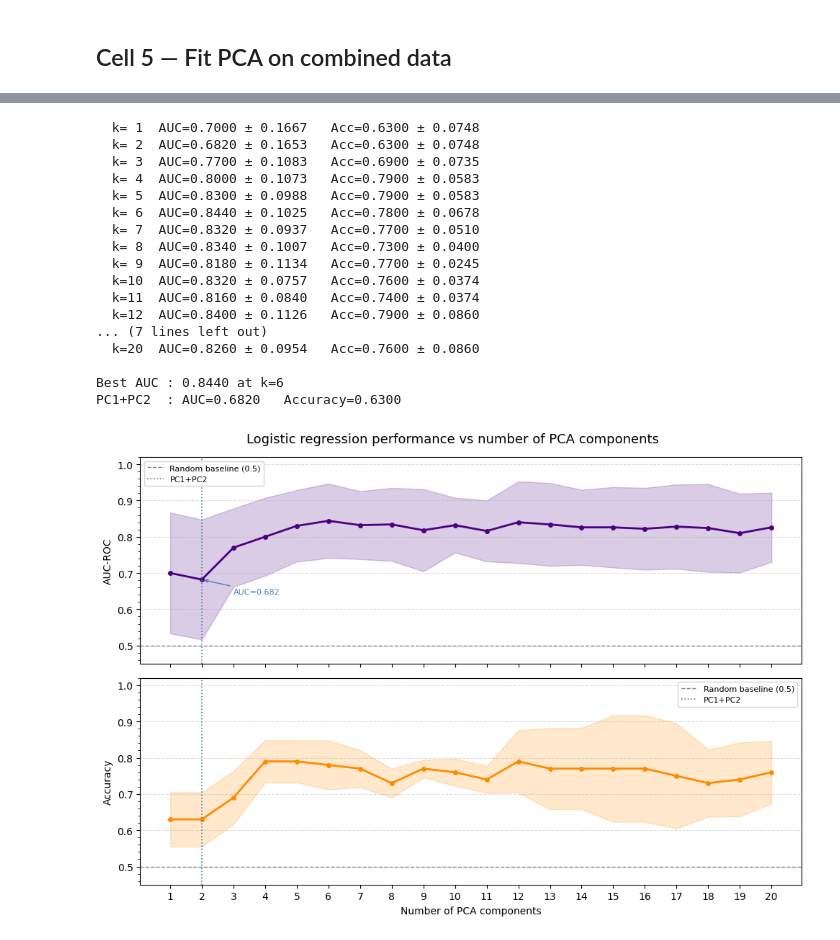
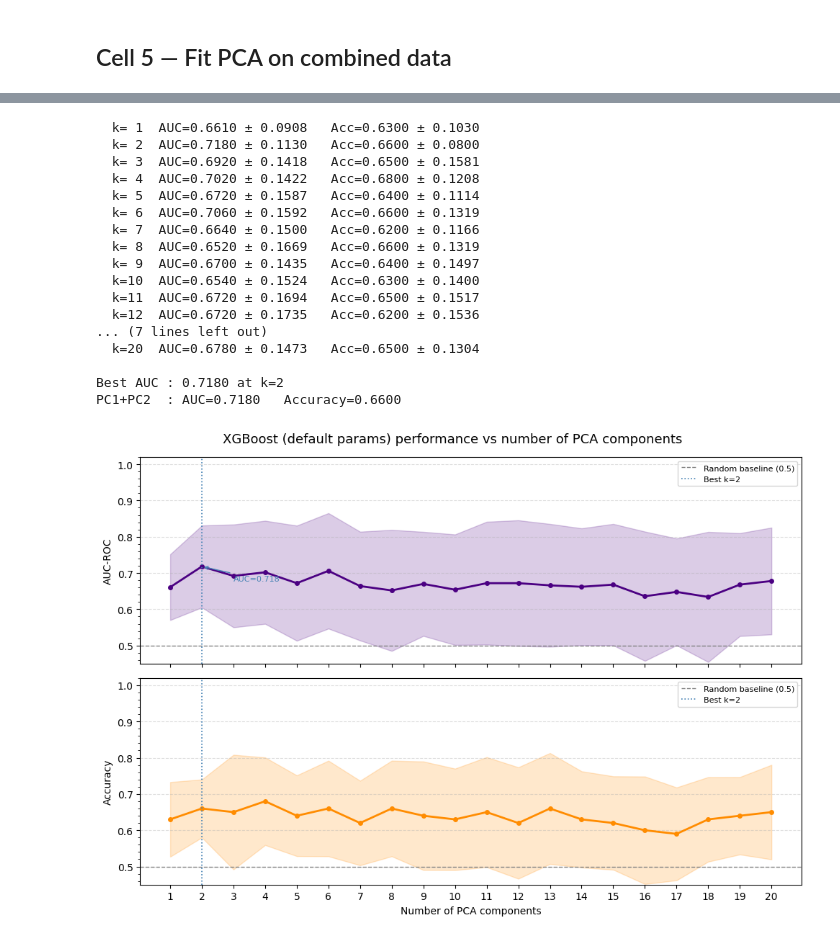
Before and after one commit to amperie/neuralsignal, a Jupyter notebook: notebooks/pca_dimensions_classifier.ipynb, the cells around one changed output, grey strips where cells are left out. Drawn from its saved outputs; the diff is of its cells as text; code cells hidden in the pictures.

```diff
--- a/notebooks/pca_dimensions_classifier.ipynb
+++ b/notebooks/pca_dimensions_classifier.ipynb
@@ -43,22 +44,18 @@ APPLICATION_NAME     = "redis"
 SUB_APPLICATION_NAME = "quora_duplicates_t5_large"
 
 GROUP_SIZE   = 50
+HALF         = GROUP_SIZE // 2   # loaded equally from ground_truth=0 and ground_truth=1
 LAYER_INDEX  = -2    # penultimate SelfAttention.o layer
 N_COMPONENTS = 20    # fit up to 20 PCA components
 CV_FOLDS     = 5     # stratified k-fold cross-validation
 RANDOM_STATE = 42
 
-# Correct prediction: model output agrees with ground truth
-# Hallucinated:       model output disagrees with ground truth
-# Both ground_truth values (0 and 1) are included in each group.
-FILTER_CORRECT = {"$or": [
-    {"ground_truth": "0", "decoded_output": {"$regex": "^Fal"}},
-    {"ground_truth": "1", "decoded_output": {"$regex": "^True"}},
-]}
-FILTER_HALLUCINATED = {"$or": [
-    {"ground_truth": "0", "decoded_output": {"$regex": "^True"}},
-    {"ground_truth": "1", "decoded_output": {"$regex": "^Fal"}},
-]}
+# Each class is loaded from two sub-filters (gt=0 and gt=1) in equal halves,
+# so the classifier cannot exploit ground_truth value as a spurious feature.
+FILTER_CORRECT_GT0      = {"ground_truth": "0", "decoded_output": {"$regex": "^Fal"}}
+FILTER_CORRECT_GT1      = {"ground_truth": "1", "decoded_output": {"$regex": "^True"}}
+FILTER_HALLUCINATED_GT0 = {"ground_truth": "0", "decoded_output": {"$regex": "^True"}}
+FILTER_HALLUCINATED_GT1 = {"ground_truth": "1", "decoded_output": {"$regex": "^Fal"}}
 # %% [markdown]
 ## Cell 3 — Connect to backend & load scan groups
 # %%
@@ -190,11 +187,14 @@ cv = StratifiedKFold(n_splits=CV_FOLDS, shuffle=True, random_state=RANDOM_STATE)
 aucs, accs, auc_stds, acc_stds = [], [], [], []
 
 for k in range(1, N_COMPONENTS + 1):
-    # PCA is inside the pipeline so it is re-fit on each training fold only.
-    # X_raw (not the pre-transformed X_pca) is the input to avoid leakage.
     pipe = Pipeline([
         ("pca", PCA(n_components=k, random_state=RANDOM_STATE)),
-        ("clf", LogisticRegression(max_iter=1000, random_state=RANDOM_STATE)),
+        ("clf", XGBClassifier(
+            n_estimators=100,
+            verbosity=0,
+            random_state=RANDOM_STATE,
+            eval_metric="logloss",
+        )),
     ])
     results = cross_validate(pipe, X_raw, y, cv=cv,
                              scoring=["roc_auc", "accuracy"],
@@ -210,62 +210,63 @@ auc_stds = np.array(auc_stds)
 accs     = np.array(accs)
 acc_stds = np.array(acc_stds)
 
-best_k_auc = np.argmax(aucs) + 1
+best_k_auc = int(np.argmax(aucs)) + 1
 print(f"\nBest AUC : {aucs.max():.4f} at k={best_k_auc}")
 print(f"PC1+PC2  : AUC={aucs[1]:.4f}   Accuracy={accs[1]:.4f}")
 # %% [output]
-  k= 1  AUC=0.7000 ± 0.1667   Acc=0.6300 ± 0.0748
-  k= 2  AUC=0.6820 ± 0.1653   Acc=0.6300 ± 0.0748
-  k= 3  AUC=0.7700 ± 0.1083   Acc=0.6900 ± 0.0735
-  k= 4  AUC=0.8000 ± 0.1073   Acc=0.7900 ± 0.0583
-  k= 5  AUC=0.8300 ± 0.0988   Acc=0.7900 ± 0.0583
-  k= 6  AUC=0.8440 ± 0.1025   Acc=0.7800 ± 0.0678
-  k= 7  AUC=0.8320 ± 0.0937   Acc=0.7700 ± 0.0510
-  k= 8  AUC=0.8340 ± 0.1007   Acc=0.7300 ± 0.0400
-  k= 9  AUC=0.8180 ± 0.1134   Acc=0.7700 ± 0.0245
-  k=10  AUC=0.8320 ± 0.0757   Acc=0.7600 ± 0.0374
-  k=11  AUC=0.8160 ± 0.0840   Acc=0.7400 ± 0.0374
-  k=12  AUC=0.8400 ± 0.1126   Acc=0.7900 ± 0.0860
+  k= 1  AUC=0.6610 ± 0.0908   Acc=0.6300 ± 0.1030
+  k= 2  AUC=0.7180 ± 0.1130   Acc=0.6600 ± 0.0800
+  k= 3  AUC=0.6920 ± 0.1418   Acc=0.6500 ± 0.1581
+  k= 4  AUC=0.7020 ± 0.1422   Acc=0.6800 ± 0.1208
+  k= 5  AUC=0.6720 ± 0.1587   Acc=0.6400 ± 0.1114
+  k= 6  AUC=0.7060 ± 0.1592   Acc=0.6600 ± 0.1319
+  k= 7  AUC=0.6640 ± 0.1500   Acc=0.6200 ± 0.1166
+  k= 8  AUC=0.6520 ± 0.1669   Acc=0.6600 ± 0.1319
+  k= 9  AUC=0.6700 ± 0.1435   Acc=0.6400 ± 0.1497
+  k=10  AUC=0.6540 ± 0.1524   Acc=0.6300 ± 0.1400
+  k=11  AUC=0.6720 ± 0.1694   Acc=0.6500 ± 0.1517
+  k=12  AUC=0.6720 ± 0.1735   Acc=0.6200 ± 0.1536
 ... (7 lines left out)
-  k=20  AUC=0.8260 ± 0.0954   Acc=0.7600 ± 0.0860
+  k=20  AUC=0.6780 ± 0.1473   Acc=0.6500 ± 0.1304
 
-Best AUC : 0.8440 at k=6
-PC1+PC2  : AUC=0.6820   Accuracy=0.6300
+Best AUC : 0.7180 at k=2
+PC1+PC2  : AUC=0.7180   Accuracy=0.6600
 # %%
 k_range = np.arange(1, N_COMPONENTS + 1)
 
 fig, (ax1, ax2) = plt.subplots(2, 1, figsize=(10, 7), sharex=True)
-fig.suptitle("Logistic regression performance vs number of PCA components", fontsize=13)
+fig.suptitle("XGBoost (default params) performance vs number of PCA components", fontsize=13)
 
-# ── AUC ──────────────────────────────────────────────────────────────────────
 ax1.plot(k_range, aucs, color="indigo", linewidth=2, marker="o", markersize=4)
 ax1.fill_between(k_range, aucs - auc_stds, aucs + auc_stds, alpha=0.2, color="indigo")
 ax1.axhline(0.5, color="gray", linestyle="--", linewidth=1, label="Random baseline (0.5)")
-ax1.axvline(2, color="steelblue", linestyle=":", linewidth=1.2, label="PC1+PC2")
+ax1.axvline(best_k_auc, color="steelblue", linestyle=":", linewidth=1.2,
+            label=f"Best k={best_k_auc}")
 ax1.set_ylabel("AUC-ROC")
 ax1.set_ylim(0.45, 1.02)
 ax1.yaxis.set_minor_locator(ticker.AutoMinorLocator())
 ax1.grid(axis="y", linestyle="--", alpha=0.4)
 ax1.legend(fontsize=8)
-ax1.annotate(f"AUC={aucs[1]:.3f}",
-             xy=(2, aucs[1]), xytext=(3, aucs[1] - 0.04),
+ax1.annotate(f"AUC={aucs[best_k_auc-1]:.3f}",
+             xy=(best_k_auc, aucs[best_k_auc-1]),
+             xytext=(best_k_auc + 1, aucs[best_k_auc-1] - 0.04),
              arrowprops=dict(arrowstyle="->", color="steelblue"),
              fontsize=8, color="steelblue")
 
-# ── Accuracy ──────────────────────────────────────────────────────────────────
 ax2.plot(k_range, accs, color="darkorange", linewidth=2, marker="o", markersize=4)
 ax2.fill_between(k_range, accs - acc_stds, accs + acc_stds, alpha=0.2, color="darkorange")
 ax2.axhline(0.5, color="gray", linestyle="--", linewidth=1, label="Random baseline (0.5)")
-ax2.axvline(2, color="steelblue", linestyle=":", linewidth=1.2, label="PC1+PC2")
+ax2.axvline(best_k_auc, color="steelblue", linestyle=":", linewidth=1.2,
+            label=f"Best k={best_k_auc}")
 ax2.set_ylabel("Accuracy")
 ax2.set_ylim(0.45, 1.02)
 ax2.set_xlabel("Number of PCA components")
 ax2.set_xticks(k_range)
 ax2.yaxis.set_minor_locator(ticker.AutoMinorLocator())
 ax2.grid(axis="y", linestyle="--", alpha=0.4)
 ax2.legend(fontsize=8)
 
 plt.tight_layout()
 plt.show()
 # %% [output]
-[figure, old version]
+[figure, new version]
```
Also changed, not shown: parts of 11 cells of this notebook, 6 other files.
